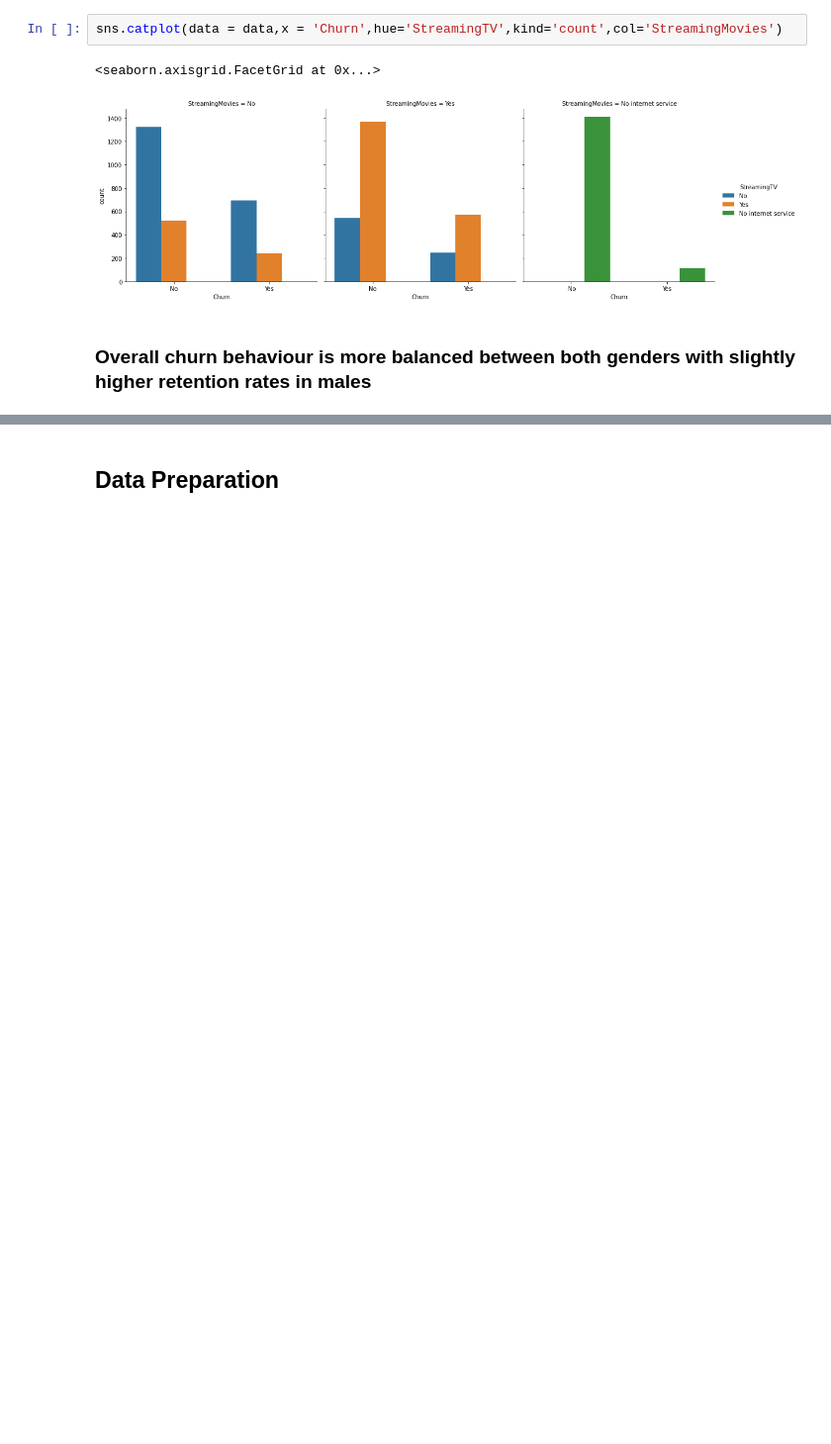
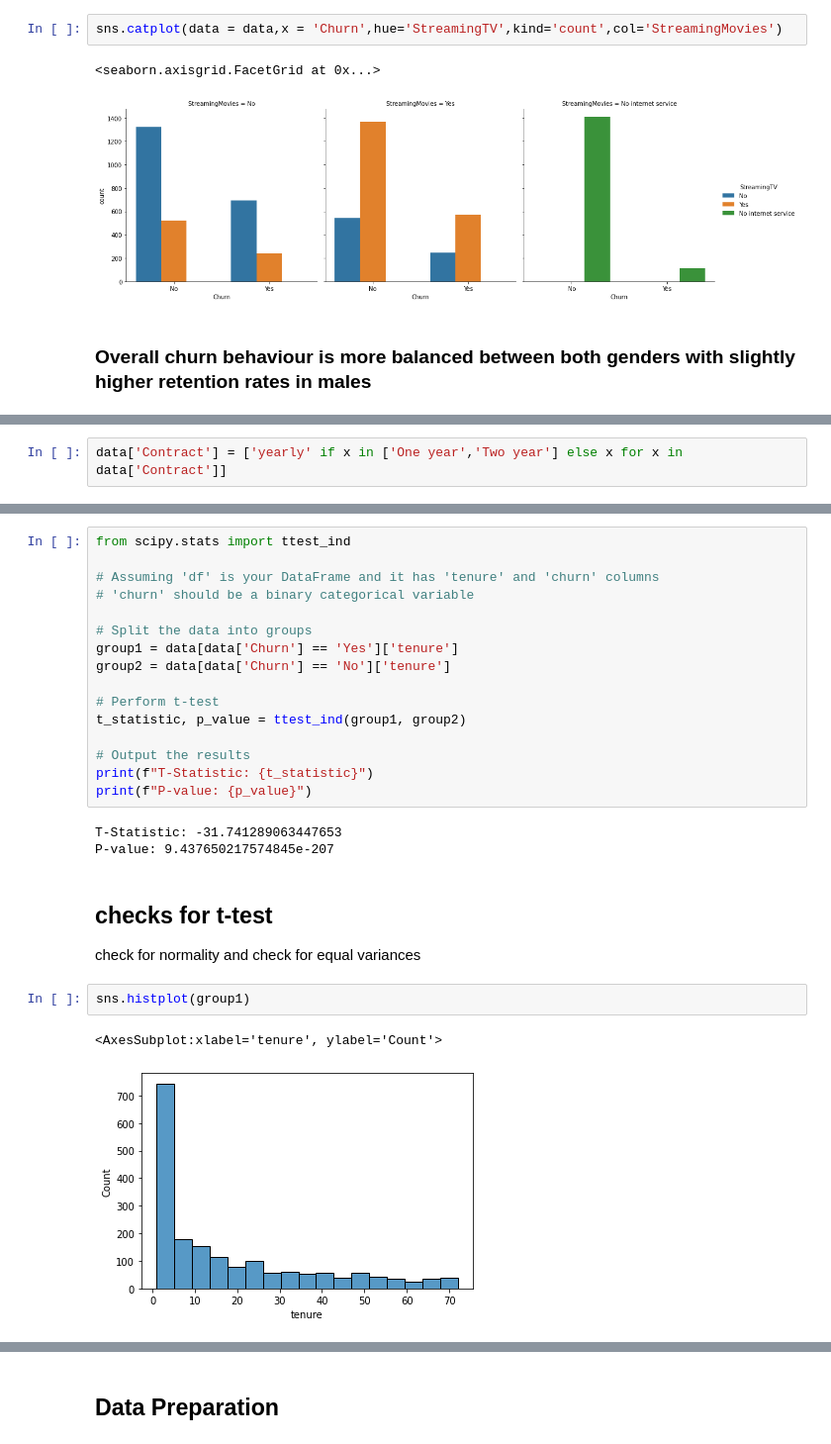
Before and after one commit to MTR055/Customer-Churn-Prediction, a Jupyter notebook: notebooks/main.ipynb, the cells around one changed output, grey strips where cells are left out. Shown at 99% size. Saved outputs shown, nothing was run; the diff lists cells and outputs as text; blank space fills up the shorter version.

Commit message:
implemented statistical tests

```diff
--- a/notebooks/main.ipynb
+++ b/notebooks/main.ipynb
@@ -316,0 +348,2 @@ data[['StreamingTV','StreamingMovies']]
+# %%
+data['Contract'] = ['yearly' if x in ['One year','Two year'] else x for x in data['Contract']]
@@ -316,0 +385,27 @@ data[['StreamingTV','StreamingMovies']]
+# %%
+from scipy.stats import ttest_ind
+
+# Assuming 'df' is your DataFrame and it has 'tenure' and 'churn' columns
+# 'churn' should be a binary categorical variable
+
+# Split the data into groups
+group1 = data[data['Churn'] == 'Yes']['tenure']
+group2 = data[data['Churn'] == 'No']['tenure']
+
+# Perform t-test
+t_statistic, p_value = ttest_ind(group1, group2)
+
+# Output the results
+print(f"T-Statistic: {t_statistic}")
+print(f"P-value: {p_value}")
+# %% [output]
+T-Statistic: -31.741289063447653
+P-value: 9.437650217574845e-207
+# %% [markdown]
+## checks for t-test
+check for normality and check for equal variances
+# %%
+sns.histplot(group1)
+# %% [output]
+<AxesSubplot:xlabel='tenure', ylabel='Count'>
+[figure, added]
```
Also changed, not shown: parts of 44 cells of this notebook.
